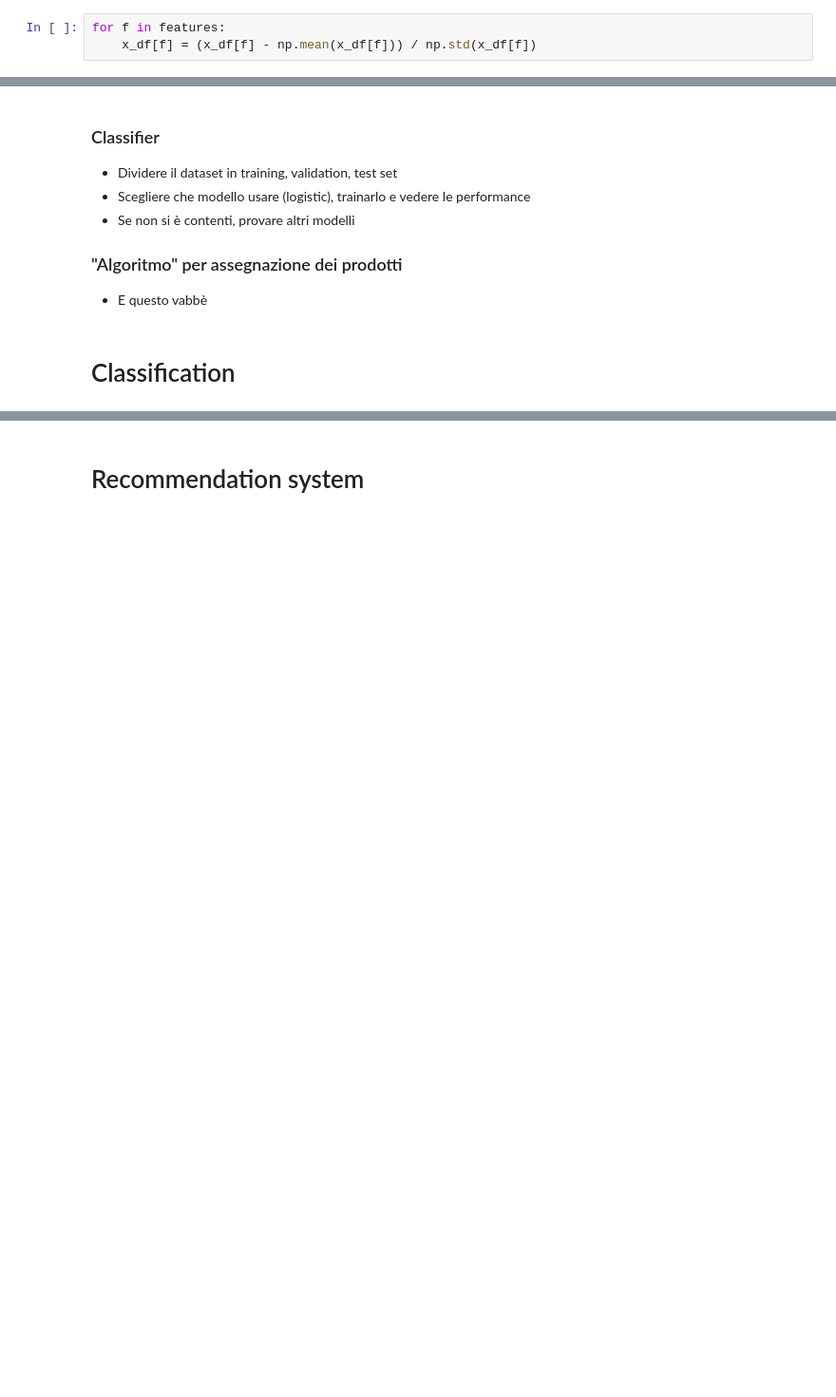
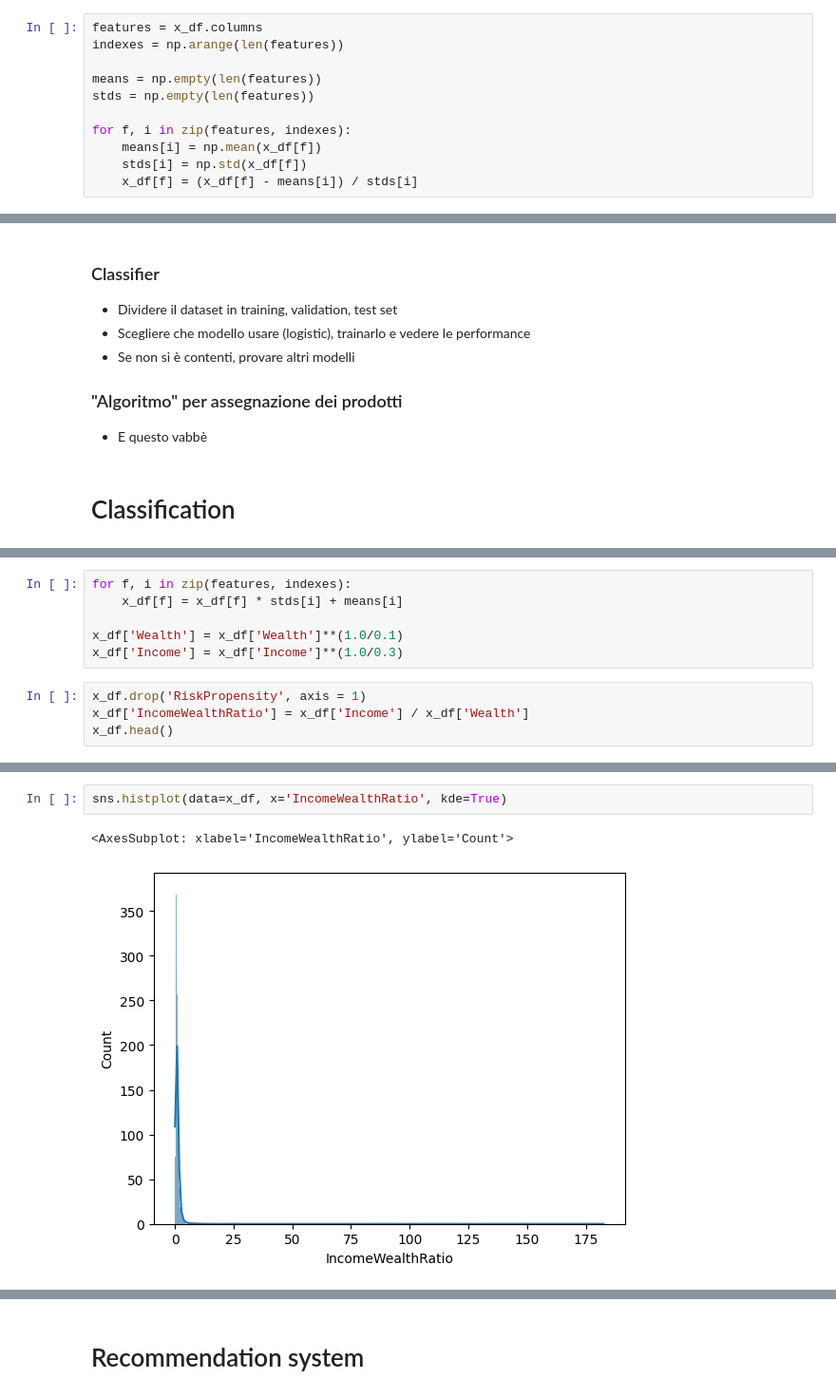
Before and after one commit to venturellimatteo/fintech-projects, a Jupyter notebook: 2 - Recommendation System/RecommendationSystem.ipynb, the cells around one changed output, grey strips where cells are left out. Shown at 95% size. Cells and saved outputs as stored; diff of their text form; blank space fills up the shorter version.

```diff
--- a/2 - Recommendation System/RecommendationSystem.ipynb
+++ b/2 - Recommendation System/RecommendationSystem.ipynb
@@ -88,6 +90,14 @@ _ = sns.histplot(data=x_df, x='Income', ax=axes[1], kde=True)
 [figure]
 # %% [markdown]
 Standardization ($\mu =0\text{, }\sigma ^2=1$) is applied feature-wise to the dataframe.
-# %%
-for f in features:
-    x_df[f] = (x_df[f] - np.mean(x_df[f])) / np.std(x_df[f])
+# %%
+features = x_df.columns
+indexes = np.arange(len(features))
+
+means = np.empty(len(features))
+stds = np.empty(len(features))
+
+for f, i in zip(features, indexes):
+    means[i] = np.mean(x_df[f])
+    stds[i] = np.std(x_df[f])
+    x_df[f] = (x_df[f] - means[i]) / stds[i]
@@ -103,0 +163,10 @@ for f in features:
+# %%
+for f, i in zip(features, indexes):
+    x_df[f] = x_df[f] * stds[i] + means[i]
+
+x_df['Wealth'] = x_df['Wealth']**(1.0/0.1)
+x_df['Income'] = x_df['Income']**(1.0/0.3)
+# %%
+x_df.drop('RiskPropensity', axis = 1)
+x_df['IncomeWealthRatio'] = x_df['Income'] / x_df['Wealth']
+x_df.head()
@@ -103,0 +180,5 @@ for f in features:
+# %%
+sns.histplot(data=x_df, x='IncomeWealthRatio', kde=True)
+# %% [output]
+<AxesSubplot: xlabel='IncomeWealthRatio', ylabel='Count'>
+[figure, added]
```
Also changed, not shown: parts of 20 cells of this notebook.
